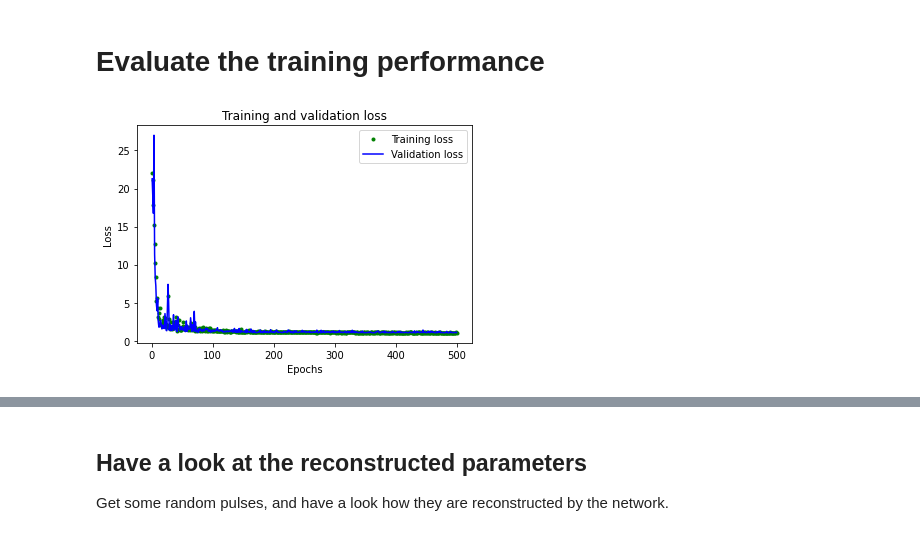
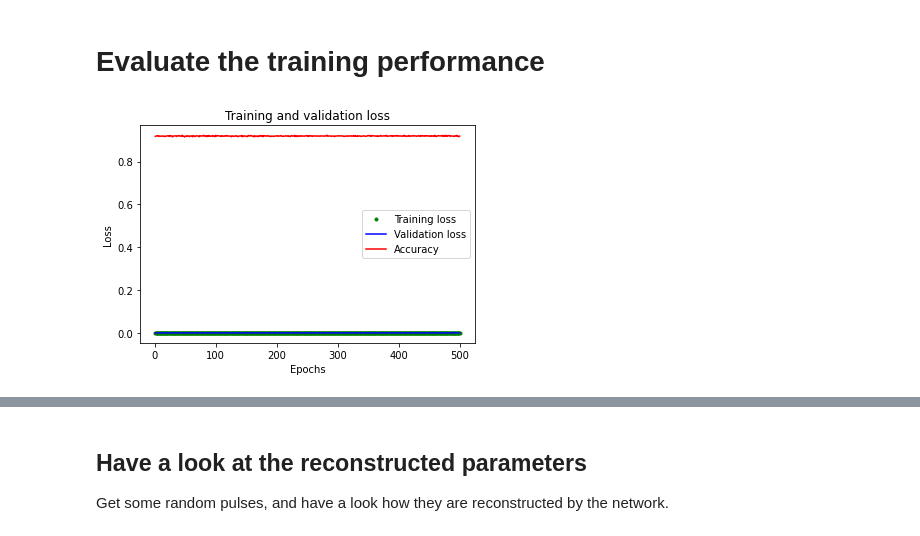
Before and after one commit to JochiSt/AI_PulseReconstruction, a Jupyter notebook: TestSTM32_AI.ipynb, the cells around one changed output, grey strips where cells are left out. Drawn from its saved outputs; the diff is of its cells as text; code cells hidden in the pictures.

```diff
--- a/TestSTM32_AI.ipynb
+++ b/TestSTM32_AI.ipynb
@@ -113,6 +113,11 @@ SAMPLES = 10000
 # %% [markdown]
 ## Generate the samples
 We want to do Pattern recognition, so we have to link the waveforms to the input parameters.
+# %%
+# scale parameters to get values between 0 and 1
+SCALE_WIDTH = 32
+SCALE_POS = 32
+SCALE_HEIGHT = 255
 # %%
 # parameters for template generation
 P_width = (16,32)
@@ -132,8 +137,8 @@ for i in range(SAMPLES):
   position = np.random.randint( *P_position ) # limit position into a certain window
   height = np.random.randint( *P_height )     # pulse height
 
-  x_values.append( (width, position, height) )
-  y_values.append( generateTemplate(position = position, pulse_length = width, height=height, noise=noise) )
+  x_values.append( (width/SCALE_WIDTH, position/SCALE_POS, height/SCALE_HEIGHT) )
+  y_values.append( generateTemplate(position = position, pulse_length = width, height=height, noise=noise) / SCALE_HEIGHT )
 
 # debug printouts
 #print(x_values[:2])
@@ -200,5 +205,5 @@ model_1 = keras.Model(inputs=inputs, outputs=outputs)
 model_1.summary()
 
 # Compile the model using the standard 'adam' optimizer and the mean squared error or 'mse' loss function for regression.
-model_1.compile(optimizer='adam', loss='mse', metrics=['mae'])
+model_1.compile(optimizer='adam', loss='mse', metrics=['accuracy'])
 # %% [output]
@@ -270,20 +276,22 @@ INFO:tensorflow:Assets written to: saved_model/STM32_AI_Test/assets
 # %%
 ### Draw a graph of the loss, which is the distance between
 # the predicted and actual values during training and validation.
 train_loss = history_1.history['loss']
 val_loss = history_1.history['val_loss']
+accuracy = history_1.history['accuracy']
 
 epochs = range(1, len(train_loss) + 1)
 
 plt.plot(epochs, train_loss, 'g.', label='Training loss')
 plt.plot(epochs, val_loss, 'b', label='Validation loss')
+plt.plot(epochs, accuracy, 'r', label='Accuracy')
 plt.title('Training and validation loss')
 plt.xlabel('Epochs')
 plt.ylabel('Loss')
 plt.legend()
 plt.show()
 # %% [output]
-[figure, old version]
+[figure, new version]
 # %%
 # evaluate the keras model
 _, accuracy = model_1.evaluate(y_validate, x_validate)
```
Also changed, not shown: parts of 15 cells of this notebook.
